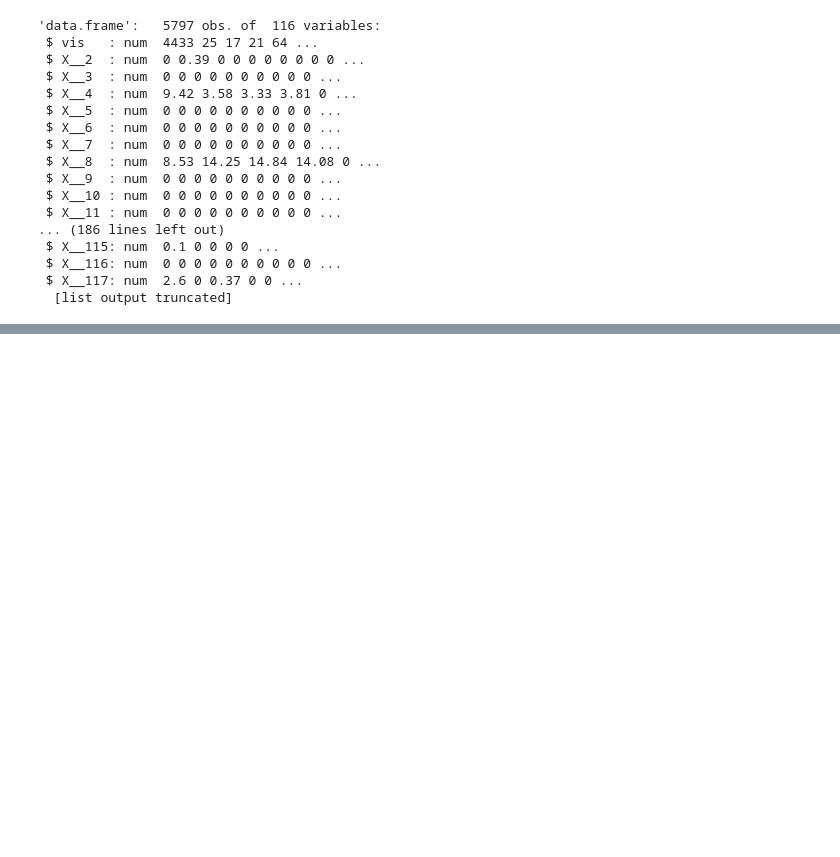
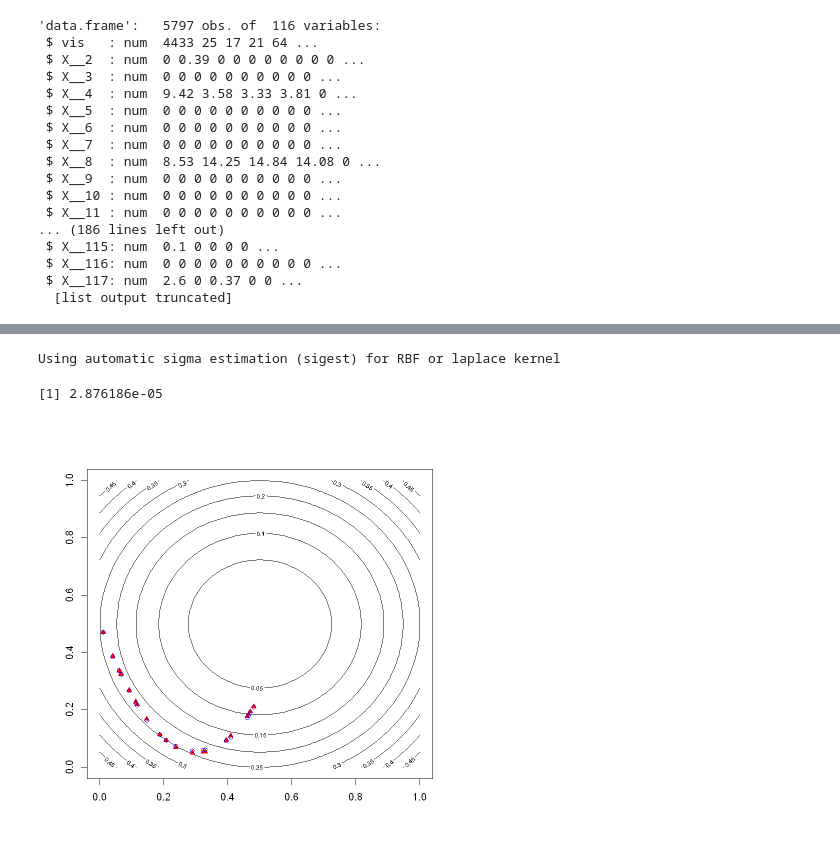
Before and after one commit to supetite/Projet-IPPON, a Jupyter notebook: gaussienVSneurones.ipynb, the cells around one changed output, grey strips where cells are left out. Drawn from its saved outputs; the diff is of its cells as text; code cells hidden in the pictures; blank space fills up the shorter version.

Commit message:
Tests sur le modèele

```diff
--- a/gaussienVSneurones.ipynb
+++ b/gaussienVSneurones.ipynb
@@ -100,0 +190,21 @@ sum((pred.nnetr-log(datestr[,"vis"]))^2)/nrow(datestr)
+# %%
+set.seed(177) # initialisation du générateur
+# Extraction des échantillons
+test.ratio <- .2   # part de l'échantillon test
+npop <- nrow(mat.donne) # nombre de lignes dans les données
+nvar <- ncol(mat.donne) # nombre de colonnes
+# taille de l'échantillon test
+ntest <- ceiling(npop * test.ratio)
+# indices de l'échantillon test
+testi <- sample(1:npop, ntest)
+# indices de l'échantillon d'apprentissage
+appri <- setdiff(1:npop, testi)
+# %%
+# construction de l'échantillon d'apprentissage
+mat.donne.appr <- mat.donne[appri,]
+# construction de l'échantillon test
+mat.donne.test <- mat.donne[testi,]
+# vérification
+str(mat.donne.appr)
+str(mat.donne.test)
+#summary(datappr)
@@ -100,0 +220,19 @@ sum((pred.nnetr-log(datestr[,"vis"]))^2)/nrow(datestr)
+# %%
+gp.test <- gausspr(mat.donne.appr[,1]~.,data=mat.donne.appr)
+#kernelf(gp.test)
+# %% [output]
+Using automatic sigma estimation (sigest) for RBF or laplace kernel
+# %%
+# Calcul des prévisions
+pred.gausspr=predict(gp.test,newdata=mat.donne.test)
+# Erreur quadratique moyenne de prévision
+sum((pred.gausspr-mat.donne.test[,1])^2)/npop
+# %% [output]
+[1] 2.876186e-05
+# %%
+contour(x,sort(y),z)
+points(mat.donne.test[,2], mat.donne.test[,1], col="red", pch = 17)  #points en rouges sont les vrais points pour la matrice de
+#test que l'on est censé retrouver
+points(mat.donne.test[,2],pred.gausspr, col="blue")  #points en bleus sont les points prédits avec les processus gaussien
+# %% [output]
+[figure, added]
```
Also changed, not shown: parts of 21 cells of this notebook.
